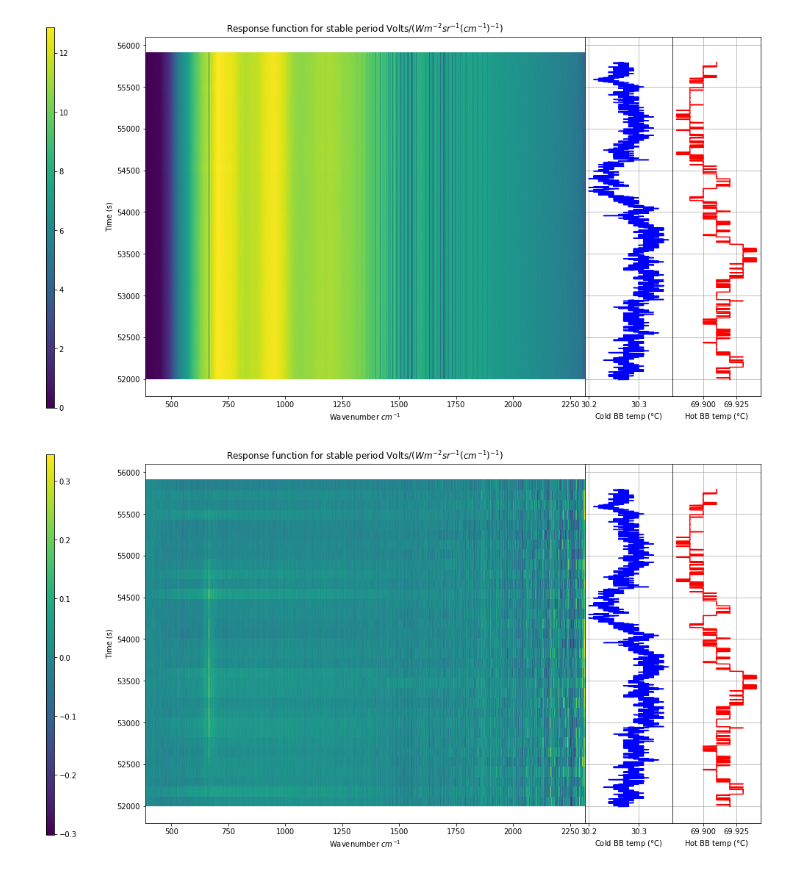
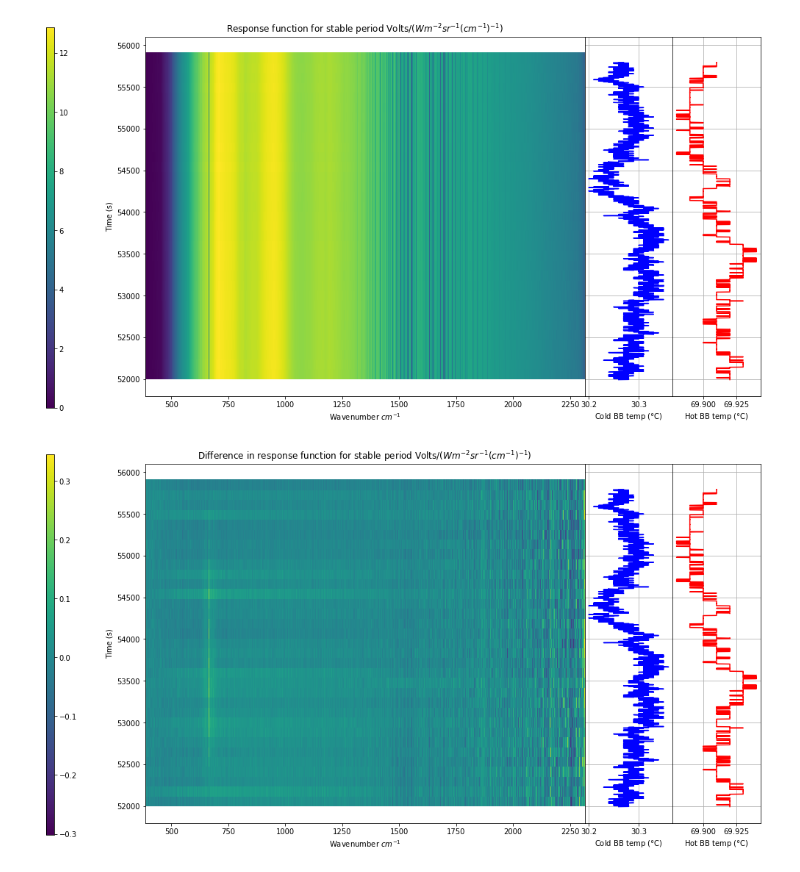
Before and after one commit to micolbedarida/MSci_Project, a Jupyter notebook: data_analysis_after_realignment.ipynb, the cells around one changed output. Saved outputs shown, nothing was run; the diff lists cells and outputs as text; code cells hidden in the pictures.

```diff
--- a/data_analysis_after_realignment.ipynb
+++ b/data_analysis_after_realignment.ipynb
@@ -574,34 +511,34 @@ fig = plt.figure(figsize=(15,9))
 
 ax1 = fig.add_subplot(grid[0,:5])
 p = ax1.pcolor(wavenums, cut_times, diff_stable_resp_functions)
-plt.title('Response function for stable period Volts/($W m^{-2} sr^{-1} (cm^{-1})^{-1}$)')
+plt.title('Difference in response function for stable period Volts/($W m^{-2} sr^{-1} (cm^{-1})^{-1}$)')
 plt.xlabel('Wavenumber $cm^{-1}$')
 plt.ylabel('Time (s)')
 cbaxes = fig.add_axes([0, 0.1, 0.01, .8])
 cb = fig.colorbar(p, cax = cbaxes)
 
 ax2 = fig.add_subplot(grid[0,5:6], sharey = ax1)
 ax2.plot(log_file['cbb_temp'][4900:6800], log_file['Time'][4900:6800], 'b')
 plt.grid()
 plt.xlabel('Cold BB temp ($\degree$C)')
 plt.tick_params(
     axis='y',
     which='both',
     left=False,
     right=False,
     labelleft=False)
 
 ax3 = fig.add_subplot(grid[0,6:7], sharey = ax1)
 ax3.plot(log_file['hbb_temp'][4900:6800], log_file['Time'][4900:6800], 'r')
 plt.grid()
 plt.xlabel('Hot BB temp ($\degree$C)')
 plt.tick_params(
     axis='y',
     which='both',
     left=False,
     right=False,
     labelleft=False)
 
 plt.show()
 # %% [output]
-[figure, old version]
+[figure, new version]
```
Also changed, not shown: parts of 7 cells of this notebook, 1 other file.
